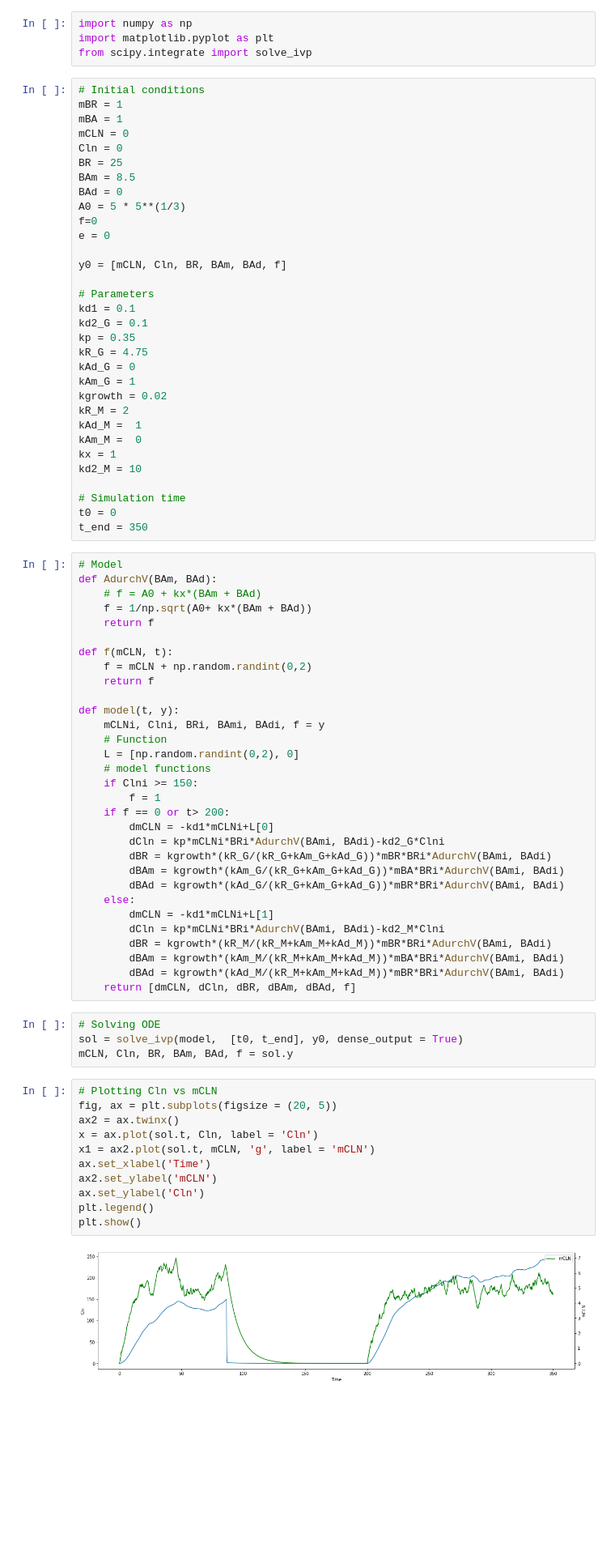
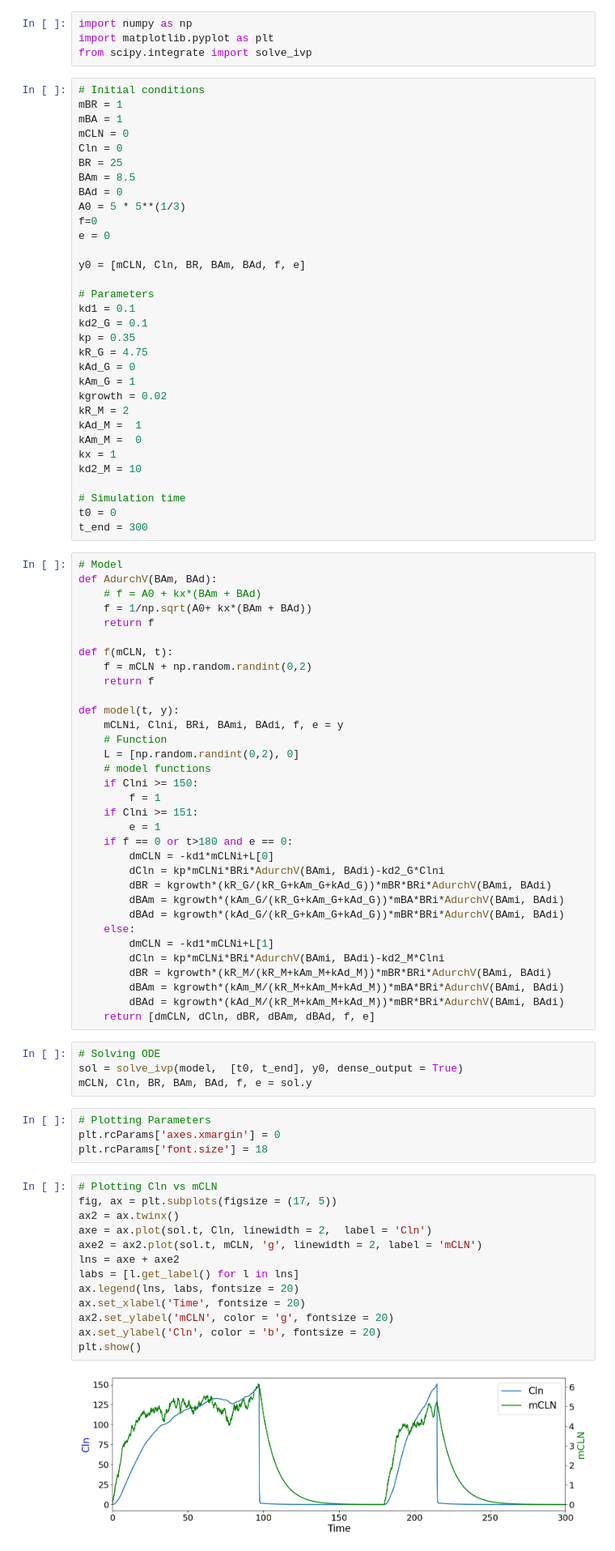
Before and after one commit to GustavKS/Fachkurs_Projekt, a Jupyter notebook: main.ipynb, the cells around one changed output. Shown at 81% size. Saved outputs shown, nothing was run; the diff lists cells and outputs as text; blank space fills up the shorter version.

```diff
--- a/main.ipynb
+++ b/main.ipynb
@@ -15,7 +15,7 @@ A0 = 5 * 5**(1/3)
 f=0
 e = 0
 
-y0 = [mCLN, Cln, BR, BAm, BAd, f]
+y0 = [mCLN, Cln, BR, BAm, BAd, f, e]
 
 # Parameters
 kd1 = 0.1
@@ -33,7 +33,7 @@ kd2_M = 10
 
 # Simulation time
 t0 = 0
-t_end = 350
+t_end = 300
 # %%
 # Model
 def AdurchV(BAm, BAd):
@@ -46,13 +46,15 @@ def f(mCLN, t):
     return f
 
 def model(t, y):
-    mCLNi, Clni, BRi, BAmi, BAdi, f = y
+    mCLNi, Clni, BRi, BAmi, BAdi, f, e = y
     # Function
     L = [np.random.randint(0,2), 0]
     # model functions
     if Clni >= 150:
         f = 1
-    if f == 0 or t> 200:
+    if Clni >= 151:
+        e = 1
+    if f == 0 or t>180 and e == 0:
         dmCLN = -kd1*mCLNi+L[0]
         dCln = kp*mCLNi*BRi*AdurchV(BAmi, BAdi)-kd2_G*Clni
         dBR = kgrowth*(kR_G/(kR_G+kAm_G+kAd_G))*mBR*BRi*AdurchV(BAmi, BAdi)
@@ -64,24 +66,30 @@ def model(t, y):
         dBR = kgrowth*(kR_M/(kR_M+kAm_M+kAd_M))*mBR*BRi*AdurchV(BAmi, BAdi)
         dBAm = kgrowth*(kAm_M/(kR_M+kAm_M+kAd_M))*mBA*BRi*AdurchV(BAmi, BAdi)
         dBAd = kgrowth*(kAd_M/(kR_M+kAm_M+kAd_M))*mBR*BRi*AdurchV(BAmi, BAdi)
-    return [dmCLN, dCln, dBR, dBAm, dBAd, f]
+    return [dmCLN, dCln, dBR, dBAm, dBAd, f, e]
 # %%
 # Solving ODE
 sol = solve_ivp(model,  [t0, t_end], y0, dense_output = True)
-mCLN, Cln, BR, BAm, BAd, f = sol.y
+mCLN, Cln, BR, BAm, BAd, f, e = sol.y
+# %%
+# Plotting Parameters
+plt.rcParams['axes.xmargin'] = 0
+plt.rcParams['font.size'] = 18
 # %%
 # Plotting Cln vs mCLN
-fig, ax = plt.subplots(figsize = (20, 5))
+fig, ax = plt.subplots(figsize = (17, 5))
 ax2 = ax.twinx()
-x = ax.plot(sol.t, Cln, label = 'Cln')
-x1 = ax2.plot(sol.t, mCLN, 'g', label = 'mCLN')
-ax.set_xlabel('Time')
-ax2.set_ylabel('mCLN')
-ax.set_ylabel('Cln')
-plt.legend()
+axe = ax.plot(sol.t, Cln, linewidth = 2,  label = 'Cln')
+axe2 = ax2.plot(sol.t, mCLN, 'g', linewidth = 2, label = 'mCLN')
+lns = axe + axe2
+labs = [l.get_label() for l in lns]
+ax.legend(lns, labs, fontsize = 20)
+ax.set_xlabel('Time', fontsize = 20)
+ax2.set_ylabel('mCLN', color = 'g', fontsize = 20)
+ax.set_ylabel('Cln', color = 'b', fontsize = 20)
 plt.show()
 # %% [output]
-[figure, old version]
+[figure, new version]
 # %%
 # Plotting BR vs BA
 BA = BAm + BAd
```
Also changed, not shown: parts of 2 cells of this notebook.
